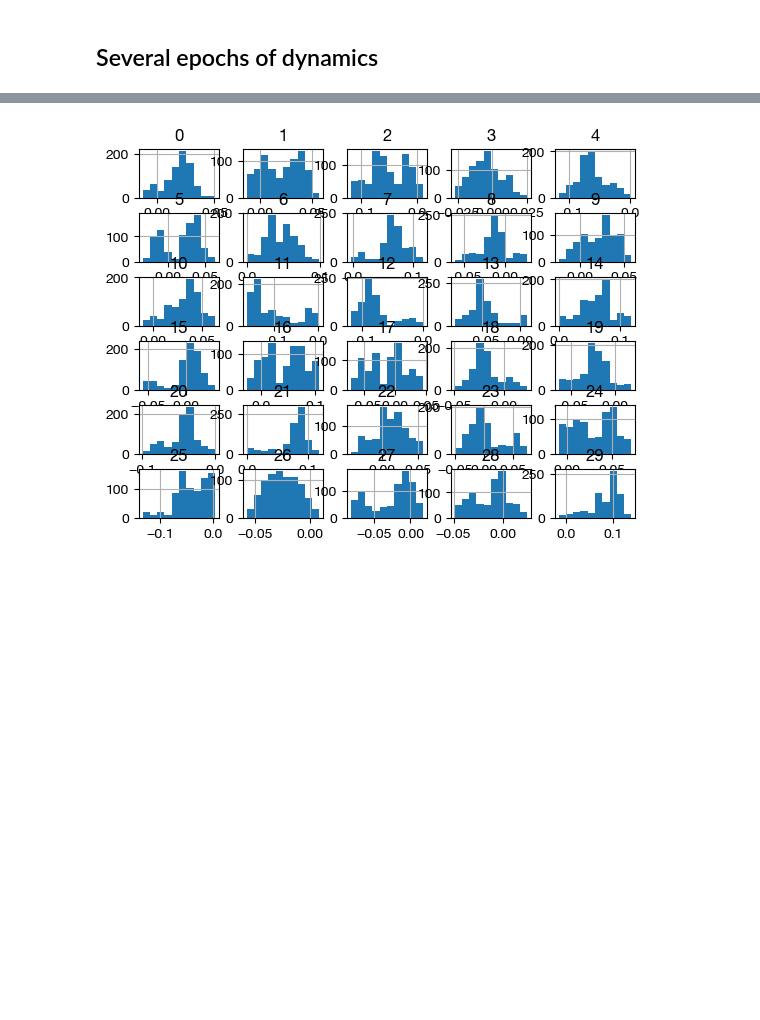
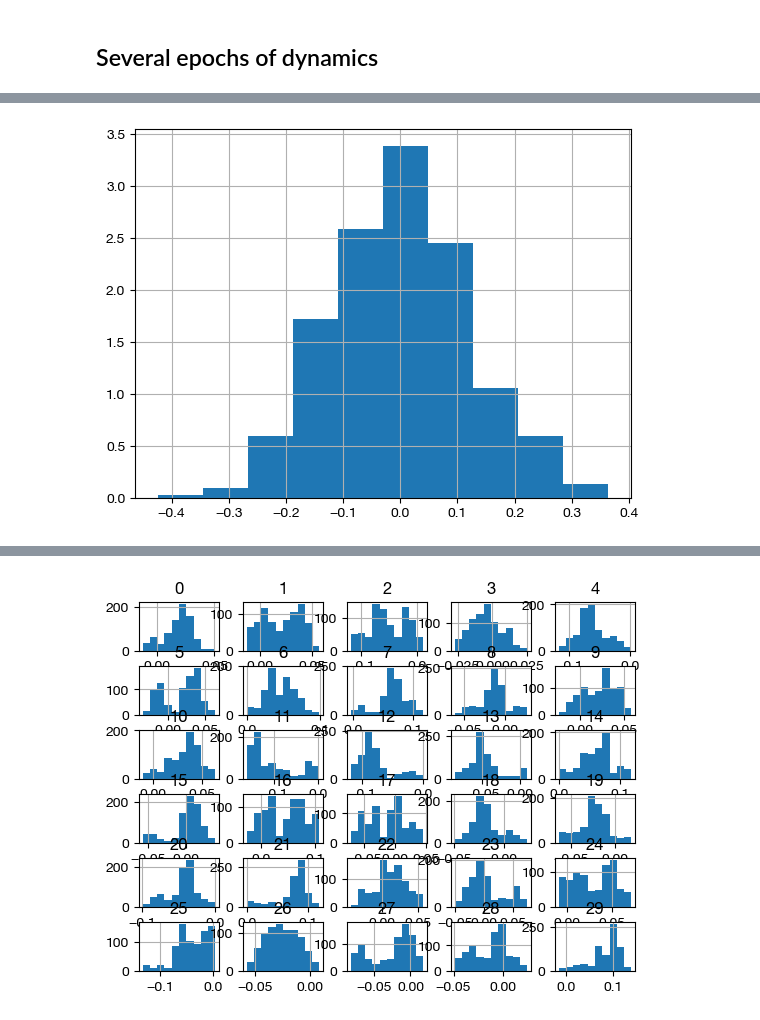
Before and after one commit to sgangaprasath/CollectiveTradeoff, a Jupyter notebook: OUDiffusion.ipynb, the cells around one changed output, grey strips where cells are left out. Drawn from its saved outputs; the diff is of its cells as text; code cells hidden in the pictures; blank space fills up the shorter version.

```diff
--- a/OUDiffusion.ipynb
+++ b/OUDiffusion.ipynb
@@ -482,0 +463,5 @@ dfy
+# %%
+dfy.iloc[800,:].hist(bins=10, density = True)
+plt.show()
+# %% [output]
+[figure, added]
```
Also changed, not shown: parts of 12 cells of this notebook, 1 other file.
